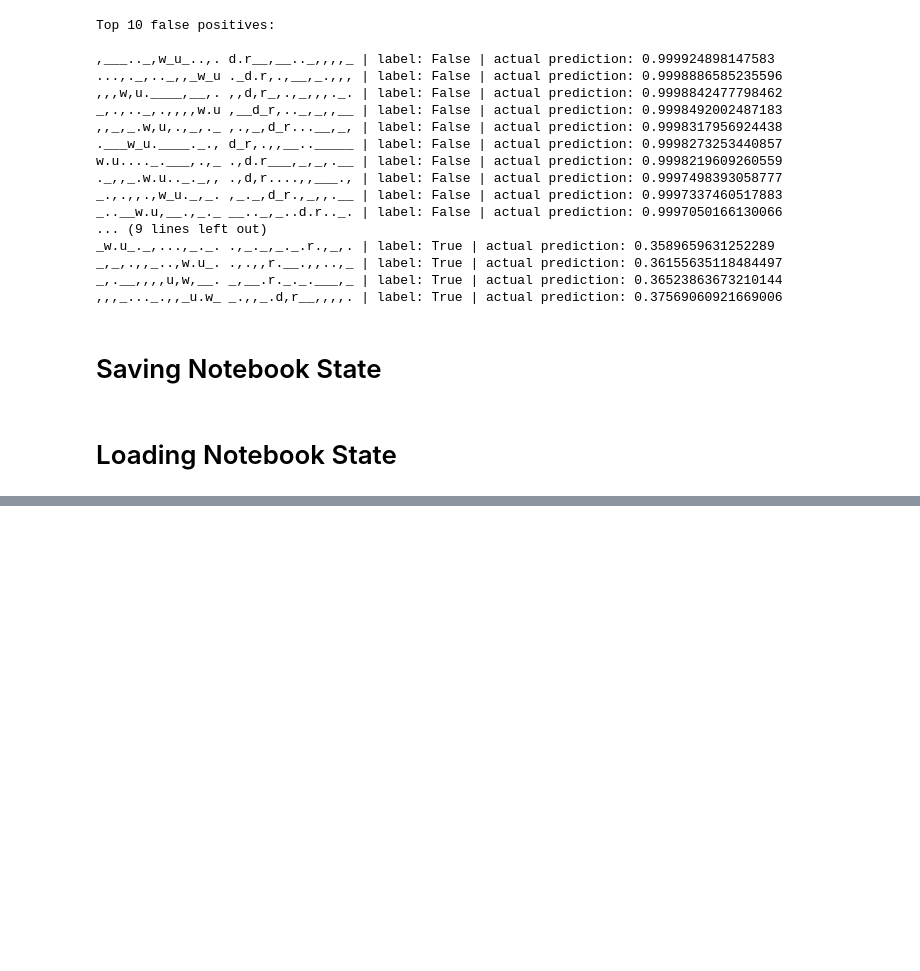
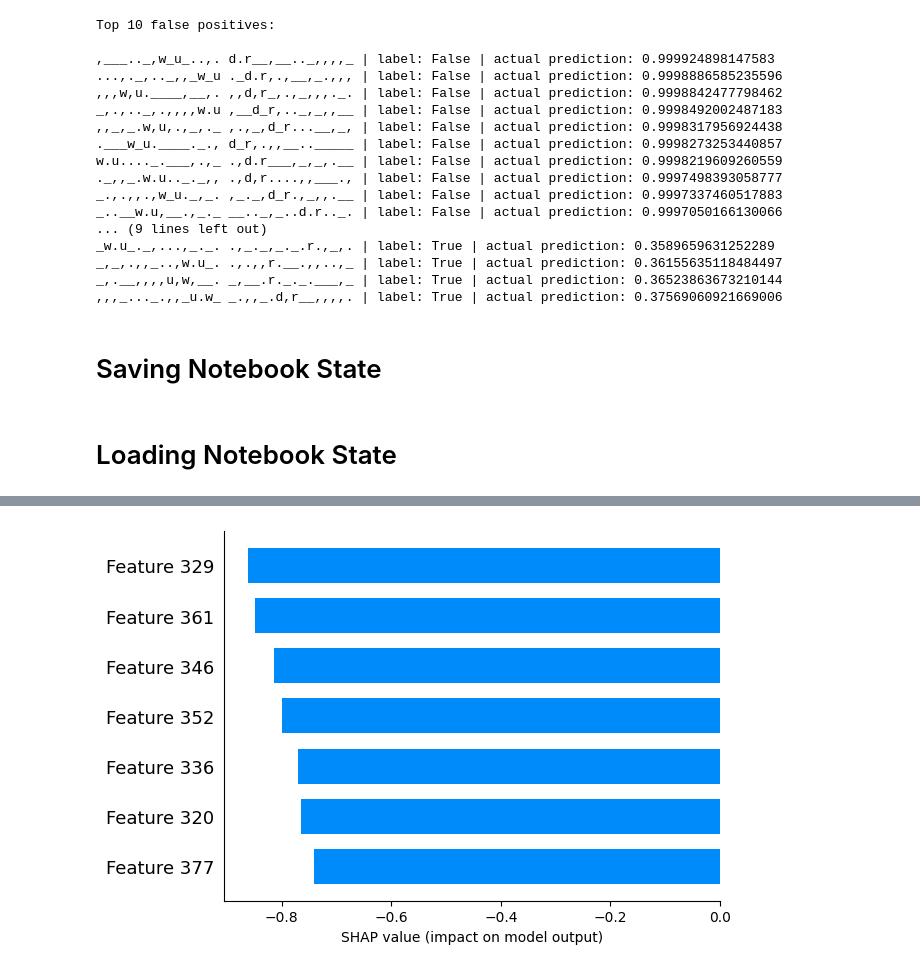
Before and after one commit to FranciscoMorenoB/TFG-XAI-CONCURRENCIA, a Jupyter notebook: Notebooks-Modificados/4th filter - variable interop distance (easy).ipynb, the cells around one changed output, grey strips where cells are left out. Saved outputs shown, nothing was run; the diff lists cells and outputs as text; code cells hidden in the pictures; blank space fills up the shorter version.

```diff
--- a/Notebooks-Modificados/4th filter - variable interop distance (easy).ipynb
+++ b/Notebooks-Modificados/4th filter - variable interop distance (easy).ipynb
@@ -729,0 +824,4 @@ experiment_name = "interop_1"
+# %%
+shap.bar_plot(shap_values_reshaped[0])
+# %% [output]
+[figure, added]
```
Also changed, not shown: parts of 16 cells of this notebook, 2 other files.
